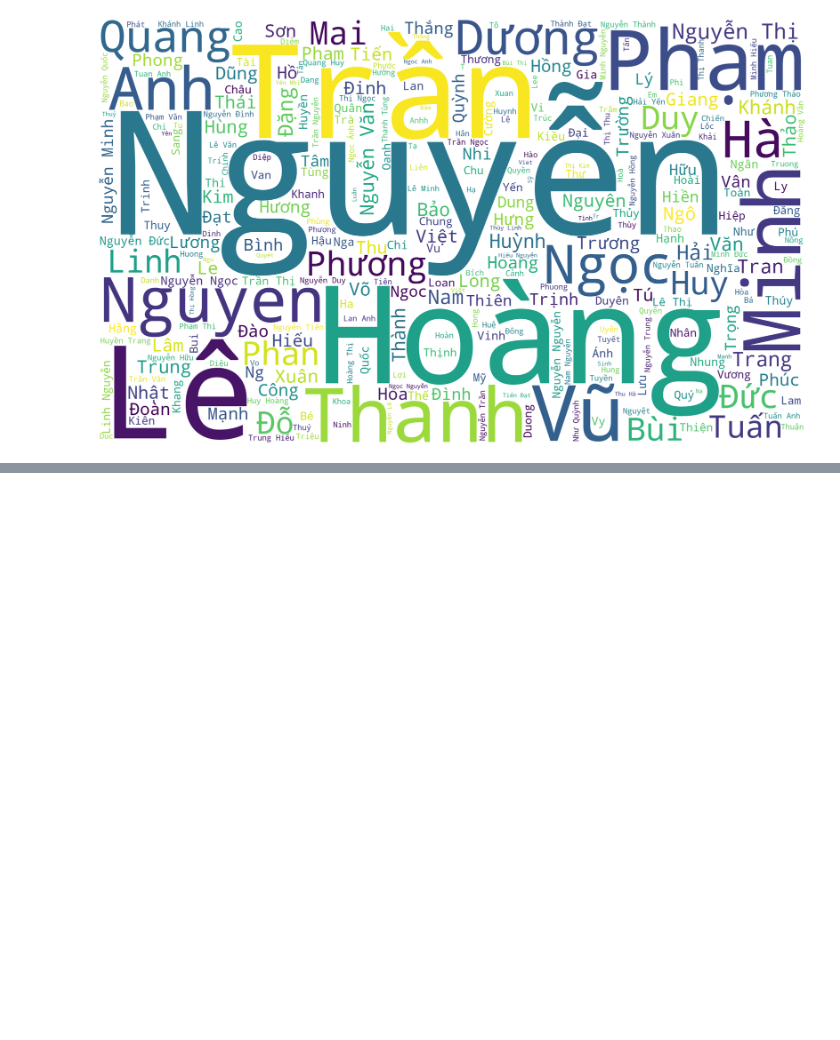
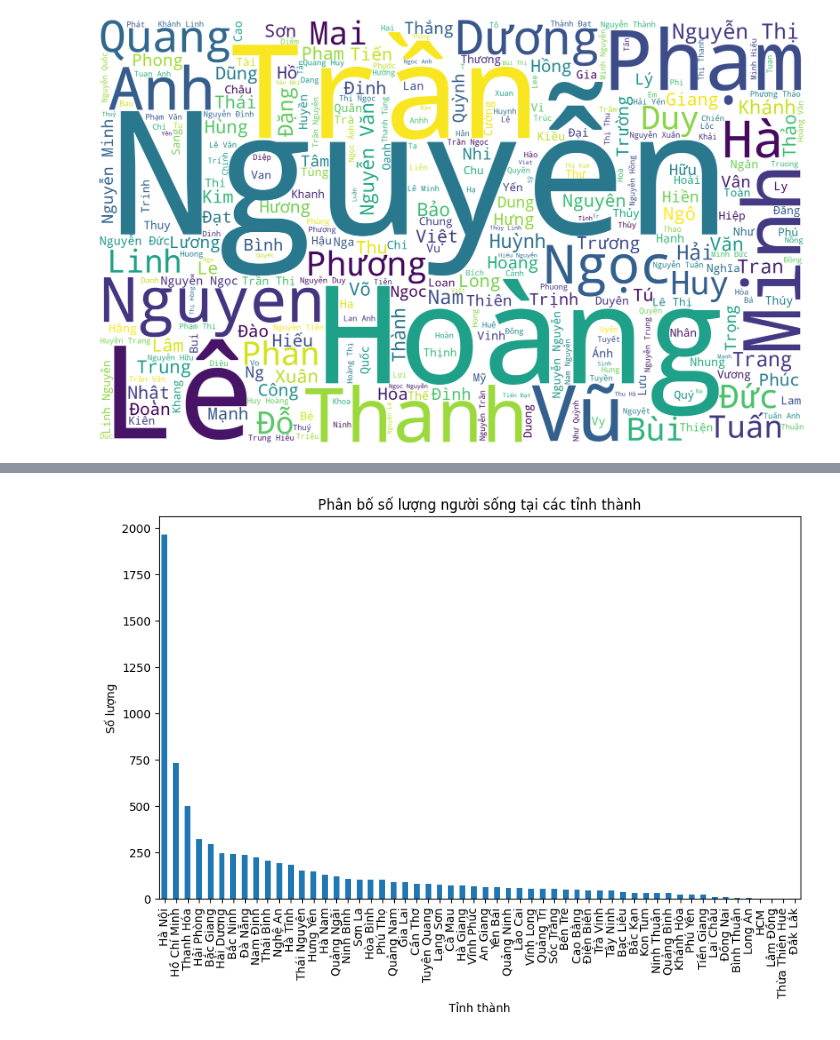
Before and after one commit to hoanghelloworld/Final_Project_Python, a Jupyter notebook: II.4-Data_Processing_User.ipynb, the cells around one changed output, grey strips where cells are left out. Cells and saved outputs as stored; diff of their text form; code cells hidden in the pictures; blank space fills up the shorter version.

```diff
--- a/II.4-Data_Processing_User.ipynb
+++ b/II.4-Data_Processing_User.ipynb
@@ -154,0 +194,32 @@ plt.show()
+# %%
+import pandas as pd
+
+# Giả sử df là DataFrame của bạn
+# df = pd.read_csv('your_file.csv')
+
+tinh_thanh = [
+    "An Giang", "Bà Rịa – Vũng Tàu", "Bắc Giang", "Bắc Kạn", "Bạc Liêu", "Bắc Ninh",
+    "Bến Tre", "Bình Định", "Bình Dương", "Bình Phước", "Bình Thuận", "Cà Mau",
+    "Cần Thơ", "Cao Bằng", "Đà Nẵng", "Đắk Lắk", "Đắk Nông", "Điện Biên", "Đồng Nai",
+    "Đồng Tháp", "Gia Lai", "Hà Giang", "Hà Nam", "Hà Nội", "Hà Tĩnh", "Hải Dương",
+    "Hải Phòng", "Hậu Giang", "Hòa Bình", "Hưng Yên", "Khánh Hòa", "Kiên Giang",
+    "Kon Tum", "Lai Châu", "Lâm Đồng", "Lạng Sơn", "Lào Cai", "Long An", "Nam Định",
+    "Nghệ An", "Ninh Bình", "Ninh Thuận", "Phú Thọ", "Phú Yên", "Quảng Bình",
+    "Quảng Nam", "Quảng Ngãi", "Quảng Ninh", "Quảng Trị", "Sóc Trăng", "Sơn La",
+    "Tây Ninh", "Thái Bình", "Thái Nguyên", "Thanh Hóa", "Thừa Thiên Huế", "Tiền Giang",
+    "TP Hồ Chí Minh", "Trà Vinh", "Tuyên Quang", "Vĩnh Long", "Vĩnh Phúc", "Yên Bái","HCM","Hồ Chí Minh"
+]
+
+def find_province(place):
+    if isinstance(place, str):
+        for province in tinh_thanh:
+            if province in place:
+                return province
+    return None
+
+
+df['Tỉnh thành'] = df['Nơi từng sống'].apply(find_province)
+# giả sử filtered_df là DataFrame đã lọc của bạn
+live_in = df['Tỉnh thành'].dropna()
+live_in = live_in.reset_index(drop=True)
+print(live_in)
@@ -154,0 +239,15 @@ plt.show()
+# %%
+import matplotlib.pyplot as plt
+
+# Đếm số lượng người sống tại mỗi tỉnh thành
+counts = df['Tỉnh thành'].value_counts()
+
+# Vẽ biểu đồ
+plt.figure(figsize=(10,6))
+counts.plot(kind='bar')
+plt.title('Phân bố số lượng người sống tại các tỉnh thành')
+plt.xlabel('Tỉnh thành')
+plt.ylabel('Số lượng')
+plt.show()
+# %% [output]
+[figure, added]
```
Also changed, not shown: parts of 6 cells of this notebook, 2 other files.
